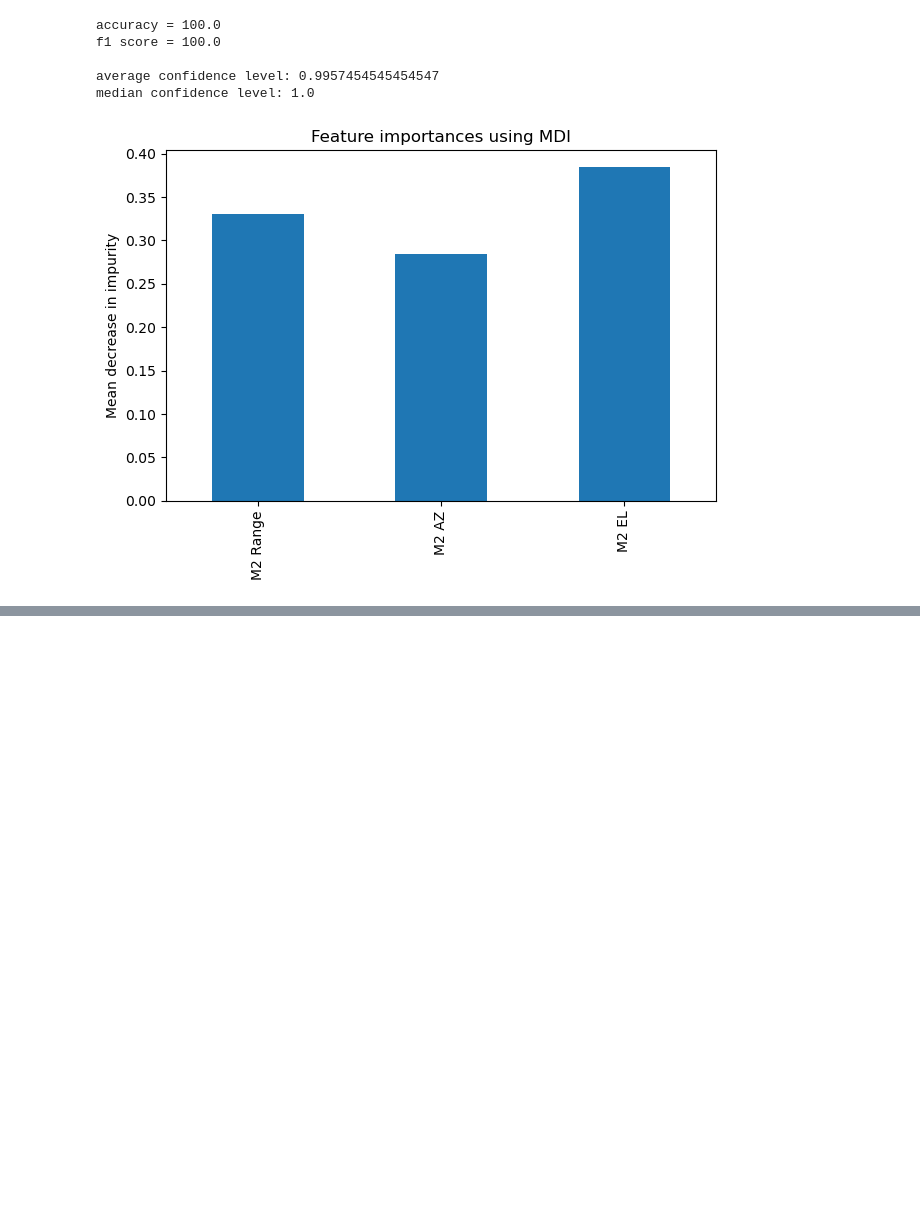
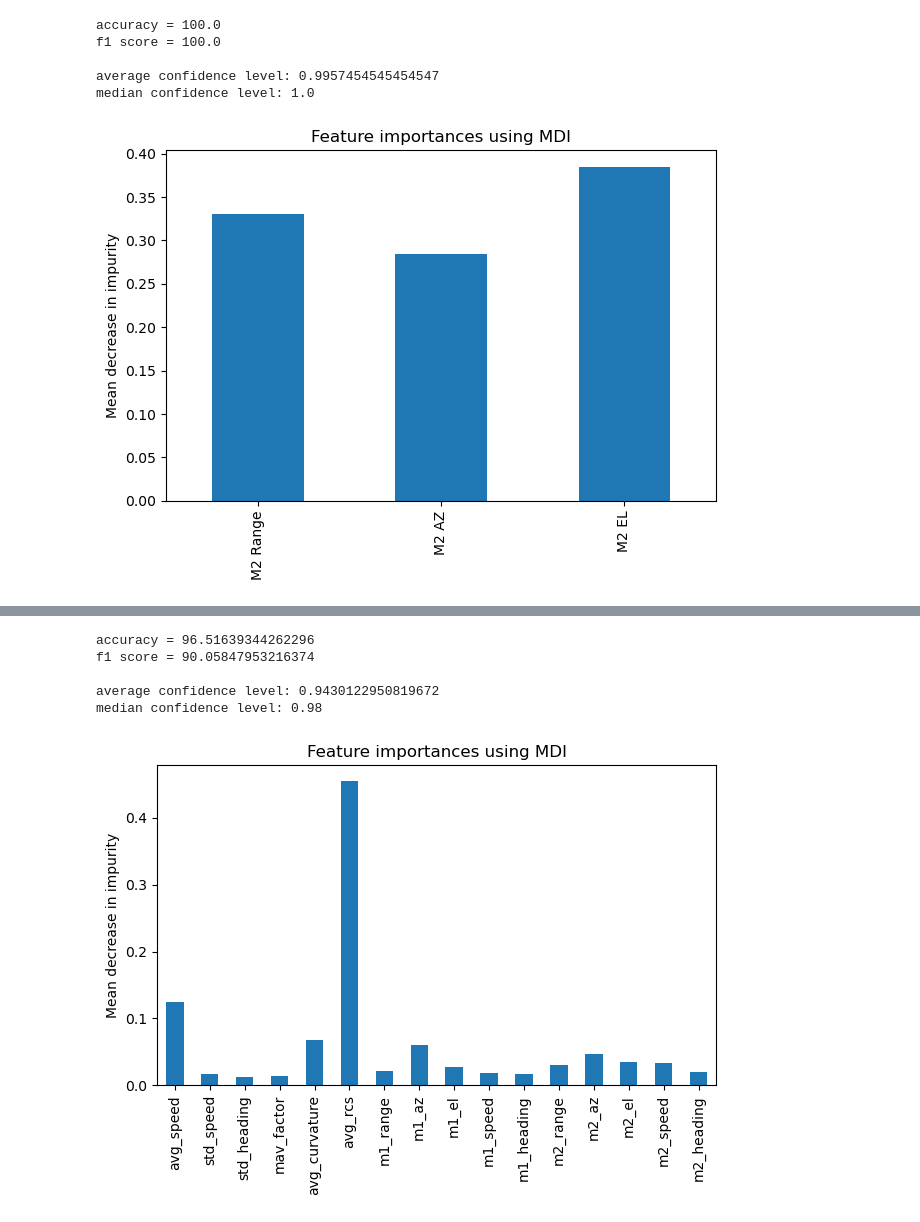
Before and after one commit to tuckerdickson/RADAR-Declutter, a Jupyter notebook: notebooks/feature_vectors.ipynb, the cells around one changed output, grey strips where cells are left out. Cells and saved outputs as stored; diff of their text form; code cells hidden in the pictures; blank space fills up the shorter version.

```diff
--- a/notebooks/feature_vectors.ipynb
+++ b/notebooks/feature_vectors.ipynb
@@ -614,0 +967,58 @@ pickle.dump(rf, open(filename, 'wb'))
+# %%
+datasets = [
+            dataset_config['Marked_Bird'],
+            dataset_config['Marked_Hostile'],
+            dataset_config['ECCO'],
+           ]
+biologics_list, manmade_list = retrieve_datasets(datasets, usecols)
+# %%
+fv_df_list, uuids = generate_fvs(df_list=biologics_list + manmade_list, feature_list=feature_lists['full'])
+# fv_df_list, uuids = generate_fvs(df_list=biologics_list + manmade_list, feature_list=feature_lists['no_avg_speed'])
+# fv_df_list, uuids = generate_fvs(df_list=biologics_list + manmade_list, feature_list=feature_lists['no_avg_rcs'])
+# fv_df_list, uuids = generate_fvs(df_list=biologics_list + manmade_list, feature_list=feature_lists['no_avg_speed_rcs'])
+
+labels = generate_labels(df_list=biologics_list + manmade_list, uuids=uuids)
+# %%
+X_train, Y_train, X_test, Y_test = split_datasets(fv_df_list, labels)
+# %%
+# define the classifier
+rf = RandomForestClassifier()
+
+# fit model on training data
+rf.fit(X_train, Y_train)
+
+# use the trained model to generate predictions
+rf_pred = rf.predict(X_test)
+
+# get the confidence levels of each model
+rf_confidence_pair = rf.predict_proba(X_test)
+
+accuracy = metrics.accuracy_score(Y_test, rf_pred)
+print(f'accuracy = {100 * accuracy}')
+
+accuracy = metrics.f1_score(Y_test, rf_pred)
+print(f'f1 score = {100 * accuracy}')
+
+rf_confidence = [max(pair) for pair in rf_confidence_pair]
+avg_rf_confidence = np.mean(rf_confidence)
+med_rf_confidence = np.median(rf_confidence)
+
+print(f'\naverage confidence level: {avg_rf_confidence}')
+print(f'median confidence level: {med_rf_confidence}')
+
+importance = rf.feature_importances_
+
+forest_importance = pd.Series(importance, index=list(X_train.columns))
+
+fig, ax = plt.subplots()
+forest_importance.plot.bar(ax=ax)
+ax.set_title("Feature importances using MDI")
+ax.set_ylabel("Mean decrease in impurity")
+fig.tight_layout()
+# %% [output]
+accuracy = 96.51639344262296
+f1 score = 90.05847953216374
+
+average confidence level: 0.9430122950819672
+median confidence level: 0.98
+[figure, added]
```
Also changed, not shown: parts of 49 cells of this notebook, 1 other file.
